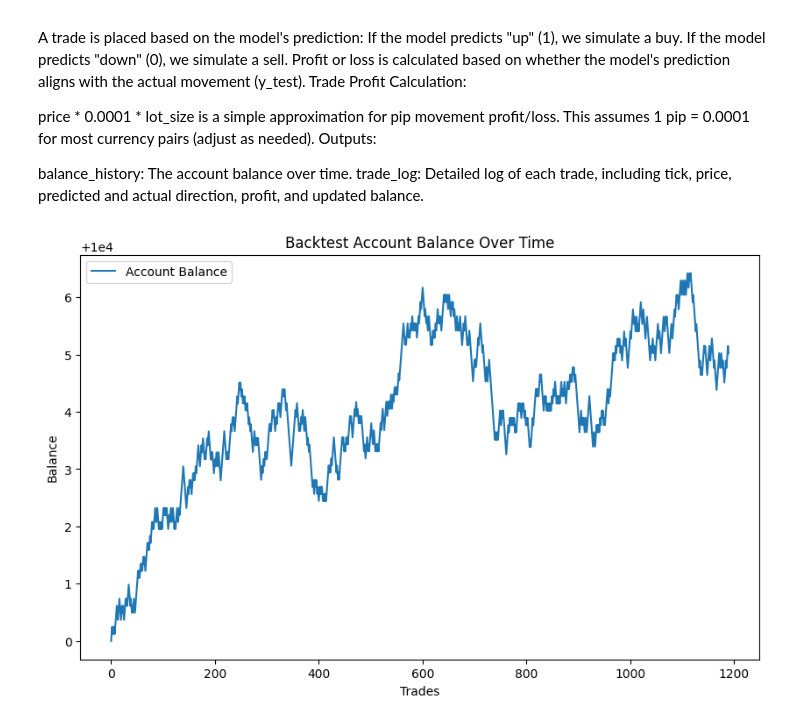
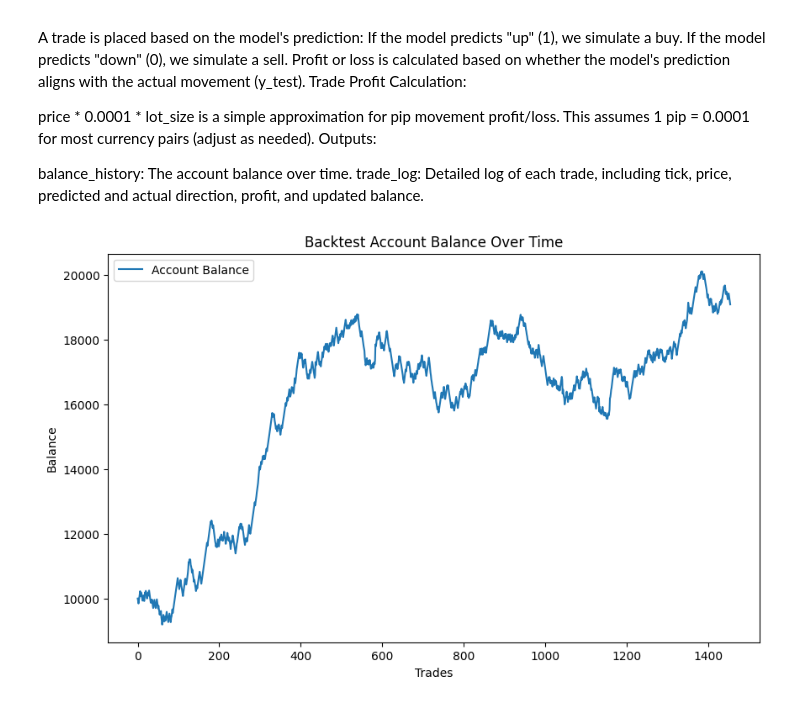
Before and after one commit to morma03/fx_strategy, a Jupyter notebook: notebooks/random_forrest.ipynb, the cells around one changed output. Saved outputs shown, nothing was run; the diff lists cells and outputs as text; code cells hidden in the pictures.

```diff
--- a/notebooks/random_forrest.ipynb
+++ b/notebooks/random_forrest.ipynb
@@ -108,4 +109,27 @@ results = {
 
 # Output results
 results
+
+# Show data used for training and testing
+# Add a column to retain the original tick numbers and timestamps
+df['tick_number'] = df.index  # Preserve the original row index as tick_number
+
+# Retrieve indices of training and testing data
+train_indices = df.iloc[:len(X_train)].index
+test_indices = df.iloc[len(X_train):].index
+
+# Extract training and testing data for display
+training_data = df.loc[train_indices, ['tick_number', 'datetime']]
+testing_data = df.loc[test_indices, ['tick_number', 'datetime']]
+
+# Print training and testing data samples
+print("Training Data (Tick Numbers and Timestamps):")
+print(training_data)  # Display the first 5 rows used for training
+
+print("\nTesting Data (Tick Numbers and Timestamps):")
+print(testing_data)  # Display the first 5 rows used for testing
+
+# Results Summary
+print("\nModel Evaluation Results:")
+print(results)
 # %% [output]
@@ -250,11 +198,21 @@ def run_backtest(df, X_test, y_test, y_pred, initial_balance=10000, lot_size=100
         predicted = y_pred[i]
         price = df.iloc[len(df) - len(X_test) + i]['price']  # Match test index to df
 
+        """
         # Simulate a trade based on predicted direction
         if predicted == 1:  # Buy signal
             trade_profit = (price * 0.0001 * lot_size) if actual == 1 else -(price * 0.0001 * lot_size)
         else:  # Sell signal
             trade_profit = -(price * 0.0001 * lot_size) if actual == 1 else (price * 0.0001 * lot_size)
+        """
+        # Simulate a trade based on predicted direction: previous balance + direction * lot_size * fx_return
+        fx_return = df.iloc[len(df) - len(X_test) + i]['fx_return']  # Match test index to df
+
+        # Simulate a trade based on predicted direction
+        if predicted == 1:  # Buy signal
+            trade_profit = fx_return * lot_size if actual == 1 else -fx_return * lot_size
+        else:  # Sell signal
+            trade_profit = -fx_return * lot_size if actual == 1 else fx_return * lot_size
 
         # Update balance
         balance += trade_profit
@@ -263,9 +221,11 @@ def run_backtest(df, X_test, y_test, y_pred, initial_balance=10000, lot_size=100
         # Log trade
         trade_log.append({
             'tick': df.iloc[len(df) - len(X_test) + i]['tick_number'],
+            'datetime': df.iloc[len(df) - len(X_test) + i]['datetime'],
             'price': price,
             'predicted': predicted,
             'actual': actual,
+            'fx_return':fx_return,
             'profit': trade_profit,
             'balance': balance
         })
@@ -274,22 +234,23 @@ def run_backtest(df, X_test, y_test, y_pred, initial_balance=10000, lot_size=100
 # %%
 # Run backtest
 balance_history, trade_log = run_backtest(df, X_test, y_test, y_pred)
 
 # Convert trade_log to a DataFrame for easier analysis
 trade_log_df = pd.DataFrame(trade_log)
 
 # Plot balance history
 plt.figure(figsize=(10, 6))
 plt.plot(balance_history, label='Account Balance')
 plt.title('Backtest Account Balance Over Time')
 plt.xlabel('Trades')
 plt.ylabel('Balance')
 plt.legend()
 plt.show()
 
 print(f"Test set size: {len(X_test)}")
 
 # Display trade log
 print(trade_log_df)
+trade_log_df.to_csv(rf'{model_output_filepath}/{year}_{ccy}_backtesting.csv')
 # %% [output]
-[figure, old version]
+[figure, new version]
```
Also changed, not shown: parts of 4 cells of this notebook.
